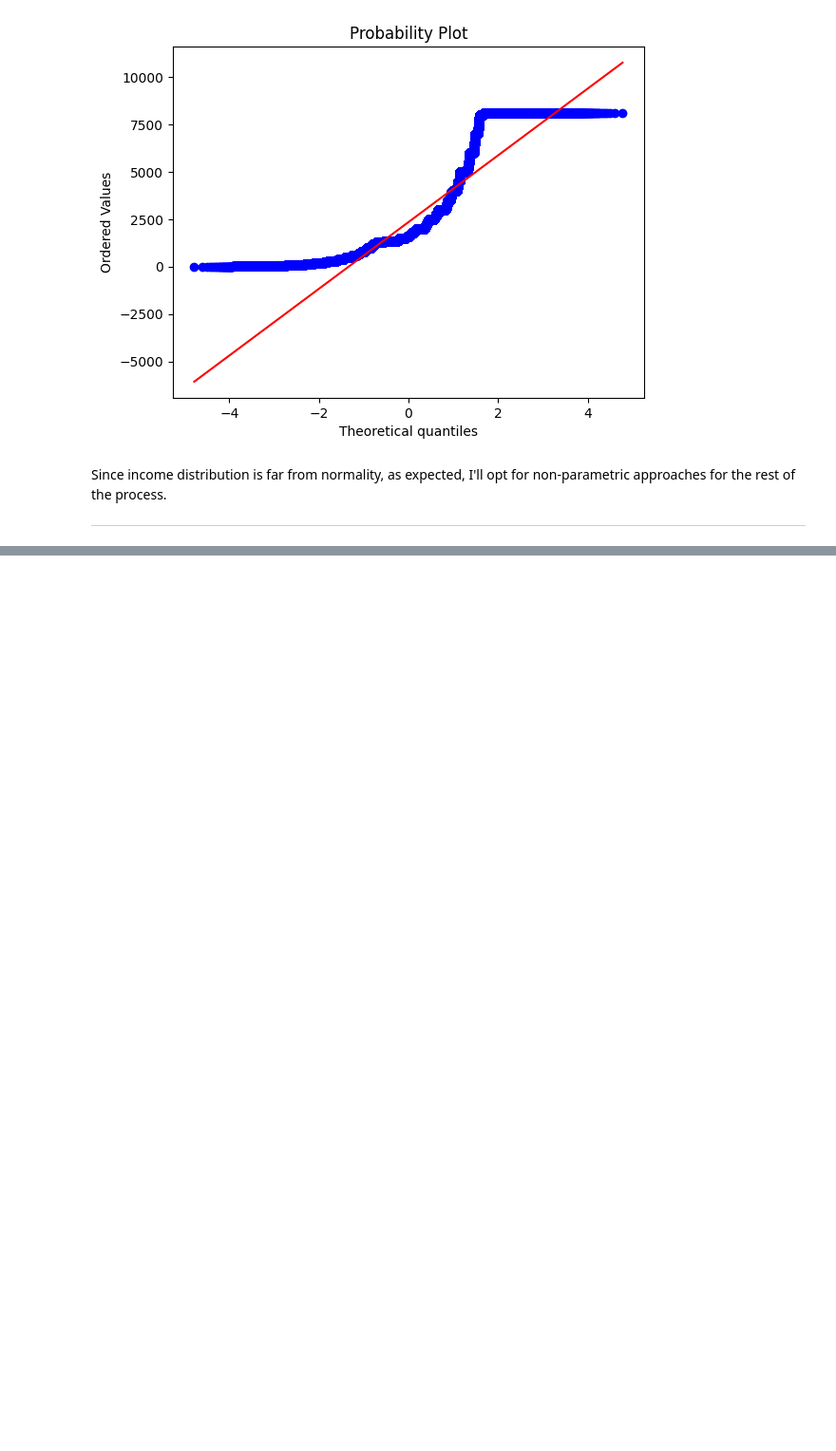
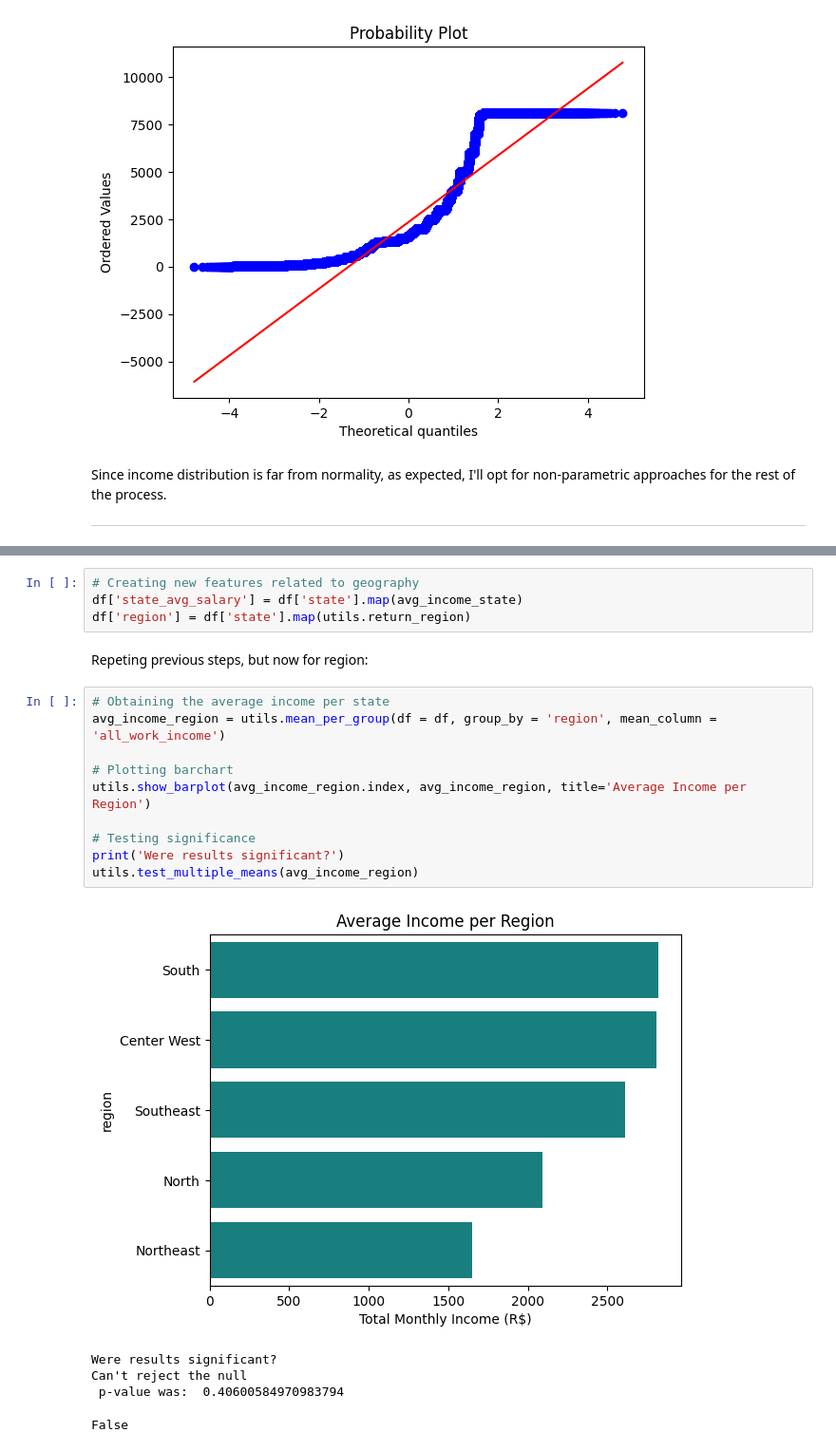
Before and after one commit to viniciussuares/IncomePrediction, a Jupyter notebook: notebooks/eda.ipynb, the cells around one changed output, grey strips where cells are left out. Shown at 95% size. Drawn from its saved outputs; the diff is of its cells as text; blank space fills up the shorter version.

```diff
--- a/notebooks/eda.ipynb
+++ b/notebooks/eda.ipynb
@@ -215,0 +238,22 @@ ____
+# %%
+# Creating new features related to geography
+df['state_avg_salary'] = df['state'].map(avg_income_state)
+df['region'] = df['state'].map(utils.return_region)
+# %% [markdown]
+Repeting previous steps, but now for region:
+# %%
+# Obtaining the average income per state
+avg_income_region = utils.mean_per_group(df = df, group_by = 'region', mean_column = 'all_work_income')
+
+# Plotting barchart
+utils.show_barplot(avg_income_region.index, avg_income_region, title='Average Income per Region')
+
+# Testing significance
+print('Were results significant?')
+utils.test_multiple_means(avg_income_region)
+# %% [output]
+[figure, added]
+Were results significant?
+Can't reject the null
+ p-value was:  0.40600584970983794
+False
```
Also changed, not shown: parts of 15 cells of this notebook, 1 other file.
